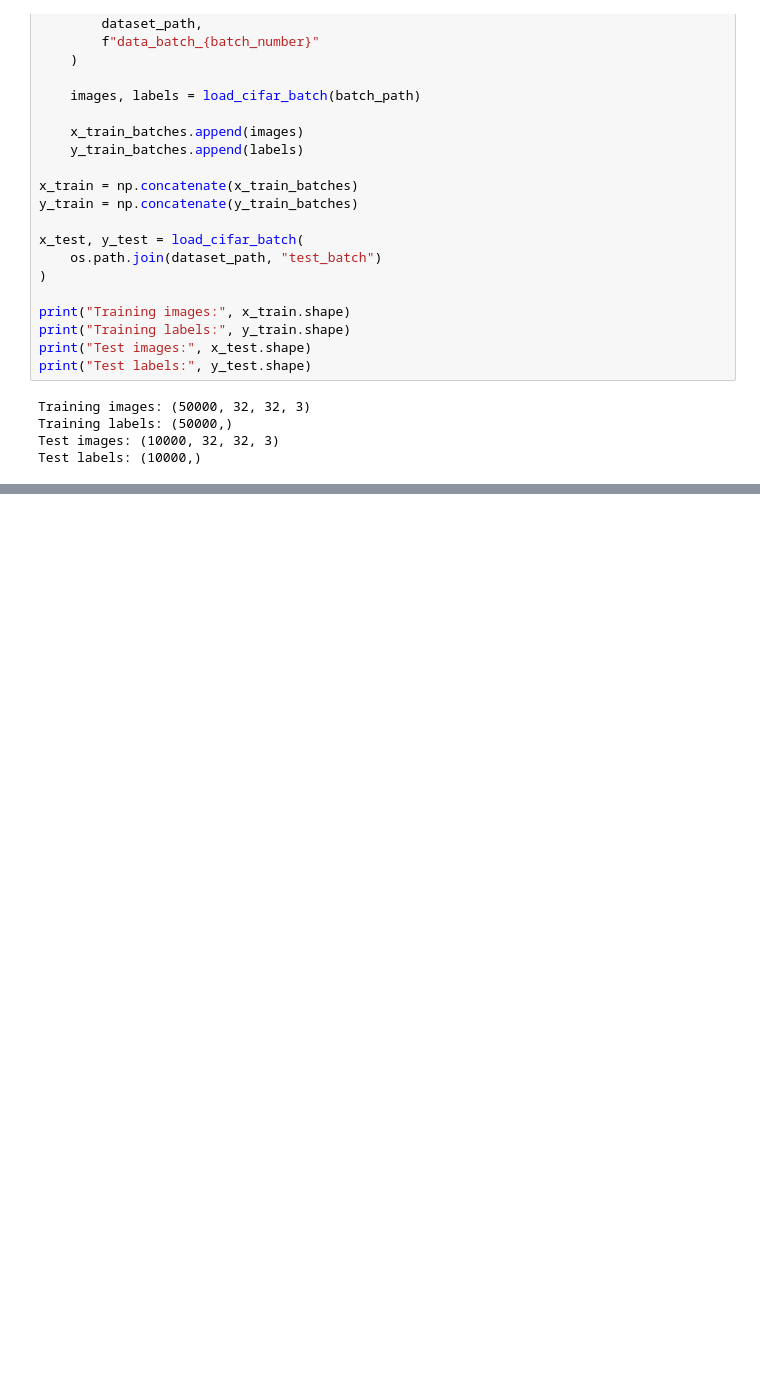
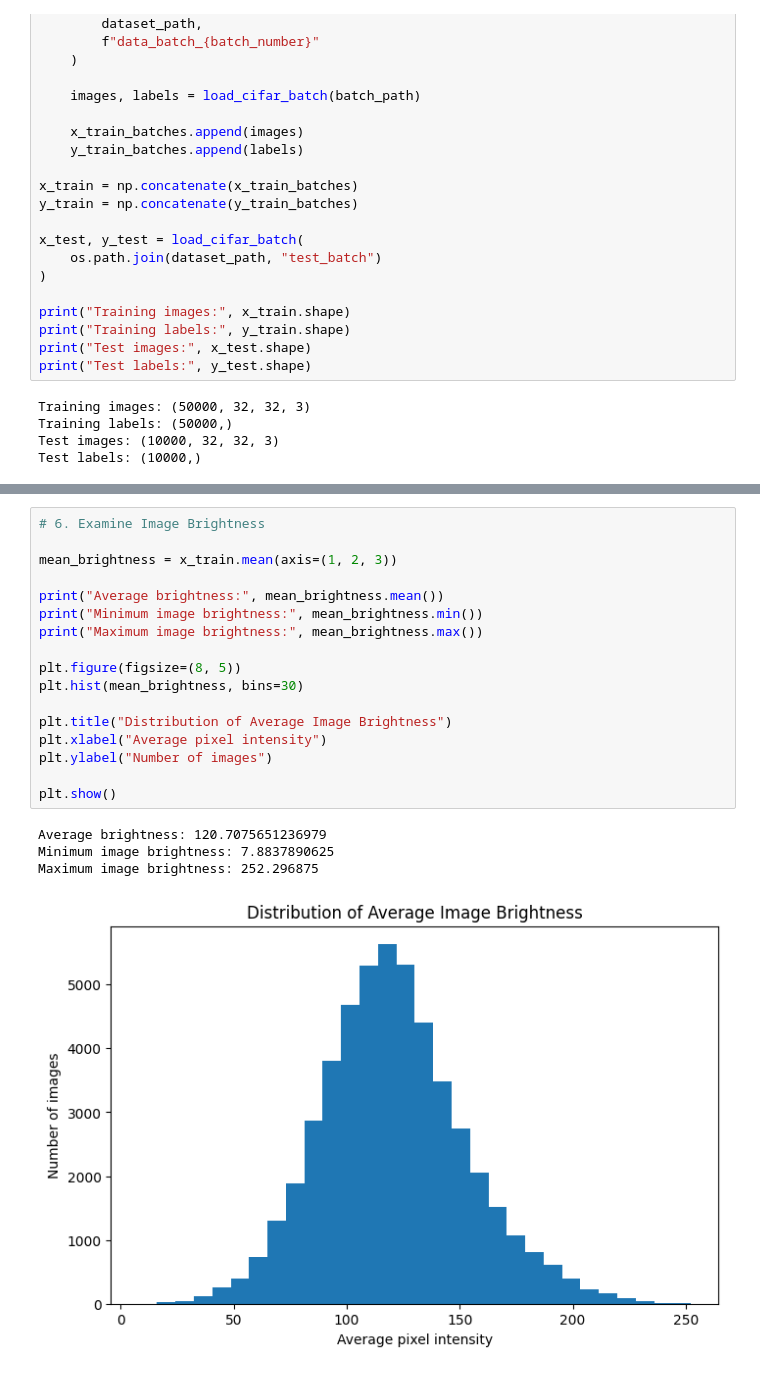
Before and after one commit to noodlebatteries124/deleca2, a Jupyter notebook: PtA.ipynb, the cells around one changed output, grey strips where cells are left out. Drawn from its saved outputs; the diff is of its cells as text; blank space fills up the shorter version.

```diff
--- a/PtA.ipynb
+++ b/PtA.ipynb
@@ -98,0 +185,22 @@ Test labels: (10000,)
+# %%
+# 6. Examine Image Brightness
+
+mean_brightness = x_train.mean(axis=(1, 2, 3))
+
+print("Average brightness:", mean_brightness.mean())
+print("Minimum image brightness:", mean_brightness.min())
+print("Maximum image brightness:", mean_brightness.max())
+
+plt.figure(figsize=(8, 5))
+plt.hist(mean_brightness, bins=30)
+
+plt.title("Distribution of Average Image Brightness")
+plt.xlabel("Average pixel intensity")
+plt.ylabel("Number of images")
+
+plt.show()
+# %% [output]
+Average brightness: 120.7075651236979
+Minimum image brightness: 7.8837890625
+Maximum image brightness: 252.296875
+[figure, added]
```
Also changed, not shown: parts of 17 cells of this notebook.
